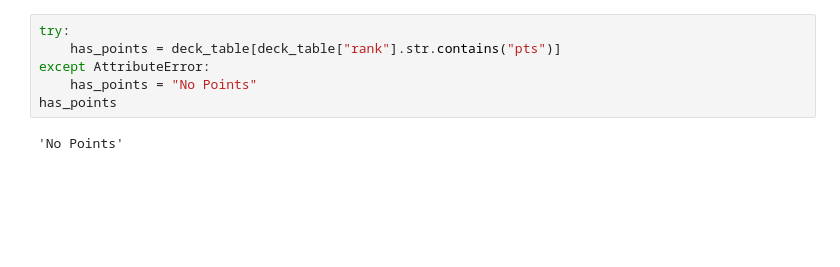
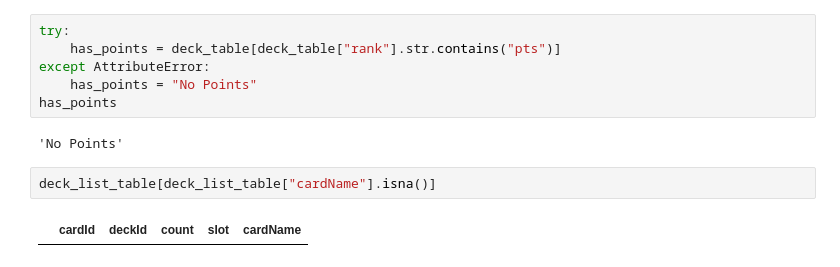
Before and after one commit to greg-martinez44/mtg_scraper, a Jupyter notebook: notebooks/ETL.ipynb, the cells around one changed output. Cells and saved outputs as stored; diff of their text form; blank space fills up the shorter version.

```diff
--- a/notebooks/ETL.ipynb
+++ b/notebooks/ETL.ipynb
@@ -116,3 +156,7 @@ except AttributeError:
 has_points
 # %% [output]
 'No Points'
+# %%
+deck_list_table[deck_list_table["cardName"].isna()]
+# %% [output]
+|  | cardId | deckId | count | slot | cardName |
```
Also changed, not shown: parts of 12 cells of this notebook, 8 other files.
